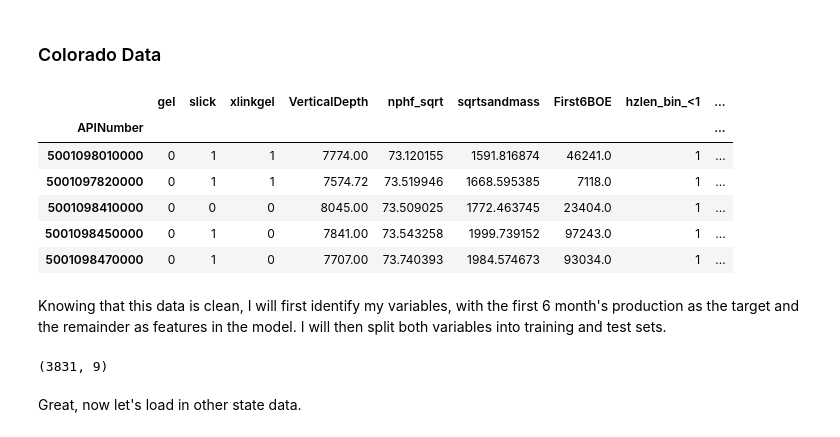
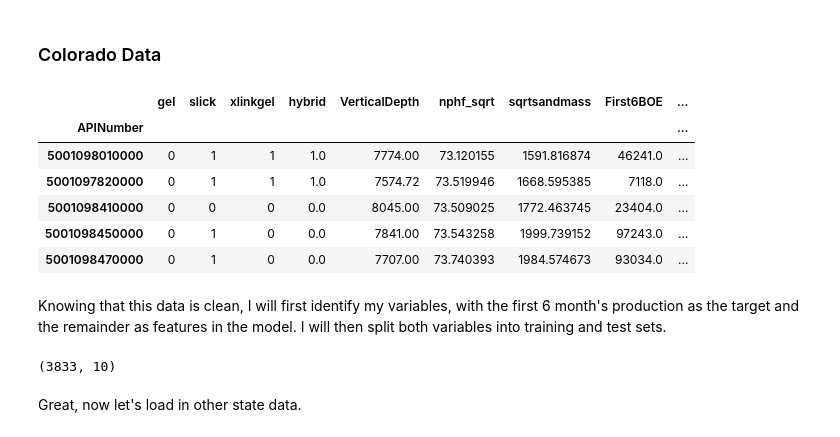
Before and after one commit to ephs08kmp/Frac_Production, a Jupyter notebook: Frac Production Modeling Multi States.ipynb, the cells around one changed output. Drawn from its saved outputs; the diff is of its cells as text; code cells hidden in the pictures.

```diff
--- a/Frac Production Modeling Multi States.ipynb
+++ b/Frac Production Modeling Multi States.ipynb
@@ -31,17 +31,17 @@ def test_model(model, X, Y, cv):
 # %%
 # Reading in only engineered Colorado Features
 cofeatures = pd.read_csv('cofeatures.csv', index_col=0,usecols=['APINumber','VerticalDepth','First6BOE', 'nphf_sqrt',
-                                                            'slick','gel','xlinkgel','sqrtsandmass',#'hybrid',
+                                                            'slick','gel','xlinkgel','sqrtsandmass','hybrid',
                                                             'hzlen_bin_1-2','hzlen_bin_<1','hzlen_bin_>2'])
 cofeatures.head()
 # %% [output]
-|  | gel | slick | xlinkgel | VerticalDepth | nphf_sqrt | sqrtsandmass | First6BOE | hzlen_bin_<1 | ... |
+|  | gel | slick | xlinkgel | hybrid | VerticalDepth | nphf_sqrt | sqrtsandmass | First6BOE | ... |
 | APINumber |  |  |  |  |  |  |  |  | ... |
-| 5001098010000 | 0 | 1 | 1 | 7774.00 | 73.120155 | 1591.816874 | 46241.0 | 1 | ... |
-| 5001097820000 | 0 | 1 | 1 | 7574.72 | 73.519946 | 1668.595385 | 7118.0 | 1 | ... |
-| 5001098410000 | 0 | 0 | 0 | 8045.00 | 73.509025 | 1772.463745 | 23404.0 | 1 | ... |
-| 5001098450000 | 0 | 1 | 0 | 7841.00 | 73.543258 | 1999.739152 | 97243.0 | 1 | ... |
-| 5001098470000 | 0 | 1 | 0 | 7707.00 | 73.740393 | 1984.574673 | 93034.0 | 1 | ... |
+| 5001098010000 | 0 | 1 | 1 | 1.0 | 7774.00 | 73.120155 | 1591.816874 | 46241.0 | ... |
+| 5001097820000 | 0 | 1 | 1 | 1.0 | 7574.72 | 73.519946 | 1668.595385 | 7118.0 | ... |
+| 5001098410000 | 0 | 0 | 0 | 0.0 | 8045.00 | 73.509025 | 1772.463745 | 23404.0 | ... |
+| 5001098450000 | 0 | 1 | 0 | 0.0 | 7841.00 | 73.543258 | 1999.739152 | 97243.0 | ... |
+| 5001098470000 | 0 | 1 | 0 | 0.0 | 7707.00 | 73.740393 | 1984.574673 | 93034.0 | ... |
 # %% [markdown]
 Knowing that this data is clean, I will first identify my variables, with the first 6 month's production as the target and the remainder as features in the model.  I will then split both variables into training and test sets.
 # %%
@@ -50,7 +50,7 @@ cofeats = cofeatures.drop(['First6BOE'], axis=1)
 print(cofeats.shape)
 cotarget = cofeatures.First6BOE
 # %% [output]
-(3831, 9)
+(3833, 10)
 # %% [markdown]
 Great, now let's load in other state data.
 # %% [markdown]
```
Also changed, not shown: parts of 21 cells of this notebook, 1 other file.
